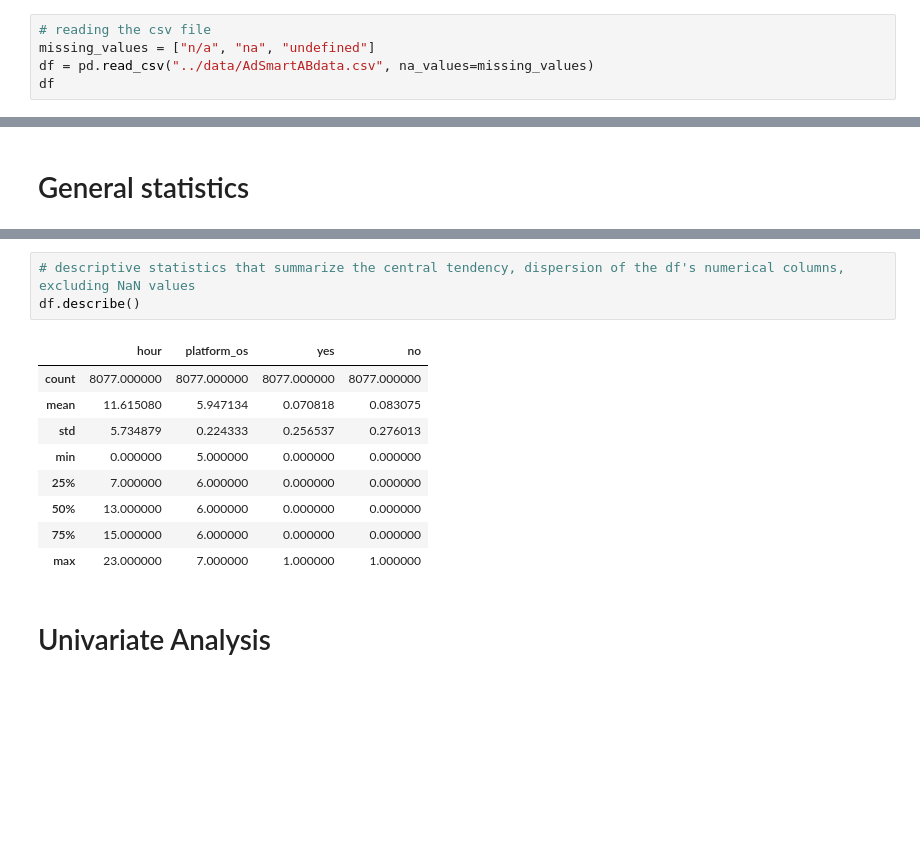
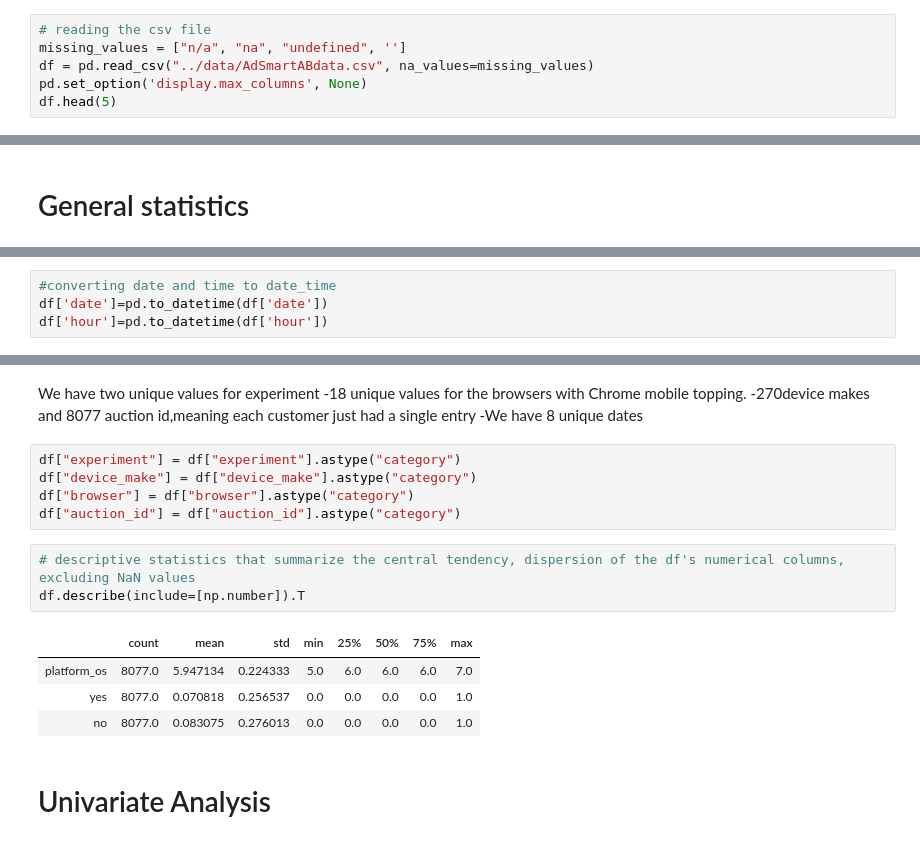
Before and after one commit to AB-Hypothesis-Testing/AB-Testing, a Jupyter notebook: notebooks/EDA.ipynb, the cells around one changed output, grey strips where cells are left out. Drawn from its saved outputs; the diff is of its cells as text; blank space fills up the shorter version.

```diff
--- a/notebooks/EDA.ipynb
+++ b/notebooks/EDA.ipynb
@@ -21,9 +21,10 @@ sys.path.append(os.path.abspath(os.path.join('../scripts')))
 ## Load Data
 # %%
 # reading the csv file
-missing_values = ["n/a", "na", "undefined"]
+missing_values = ["n/a", "na", "undefined", '']
 df = pd.read_csv("../data/AdSmartABdata.csv", na_values=missing_values)
-df
+pd.set_option('display.max_columns', None)
+df.head(5)
 # %% [output]
 |  | auction_id | experiment | date | hour | device_make | platform_os | browser | yes | no |
 | 0 | 0008ef63-77a7-448b-bd1e-075f42c55e39 | exposed | 2020-07-10 | 8 | Generic Smartphone | 6 | Chrome Mobile | 0 | 0 |
@@ -63 +64,5 @@ dtypes: int64(4), object(5)
 memory usage: 568.0+ KB
+# %%
+#converting date and time to date_time
+df['date']=pd.to_datetime(df['date'])
+df['hour']=pd.to_datetime(df['hour'])
@@ -64,16 +95,21 @@ memory usage: 568.0+ KB
+# %% [markdown]
+We have two unique values for experiment
+-18 unique values for the browsers with Chrome mobile topping.
+-270device makes and 8077 auction id,meaning each customer just had a single entry
+-We have 8 unique dates
+# %%
+df["experiment"] = df["experiment"].astype("category")
+df["device_make"] = df["device_make"].astype("category")
+df["browser"] = df["browser"].astype("category")
+df["auction_id"] = df["auction_id"].astype("category")
 # %%
 # descriptive statistics that summarize the central tendency, dispersion of the df's numerical columns, excluding NaN values
-df.describe()
+df.describe(include=[np.number]).T
 # %% [output]
-|  | hour | platform_os | yes | no |
-| count | 8077.000000 | 8077.000000 | 8077.000000 | 8077.000000 |
-| mean | 11.615080 | 5.947134 | 0.070818 | 0.083075 |
-| std | 5.734879 | 0.224333 | 0.256537 | 0.276013 |
-| min | 0.000000 | 5.000000 | 0.000000 | 0.000000 |
-| 25% | 7.000000 | 6.000000 | 0.000000 | 0.000000 |
-| 50% | 13.000000 | 6.000000 | 0.000000 | 0.000000 |
-| 75% | 15.000000 | 6.000000 | 0.000000 | 0.000000 |
-| max | 23.000000 | 7.000000 | 1.000000 | 1.000000 |
+|  | count | mean | std | min | 25% | 50% | 75% | max |
+| platform_os | 8077.0 | 5.947134 | 0.224333 | 5.0 | 6.0 | 6.0 | 6.0 | 7.0 |
+| yes | 8077.0 | 0.070818 | 0.256537 | 0.0 | 0.0 | 0.0 | 0.0 | 1.0 |
+| no | 8077.0 | 0.083075 | 0.276013 | 0.0 | 0.0 | 0.0 | 0.0 | 1.0 |
 # %% [markdown]
 # Univariate Analysis
 # %% [markdown]
```
Also changed, not shown: parts of 14 cells of this notebook.
